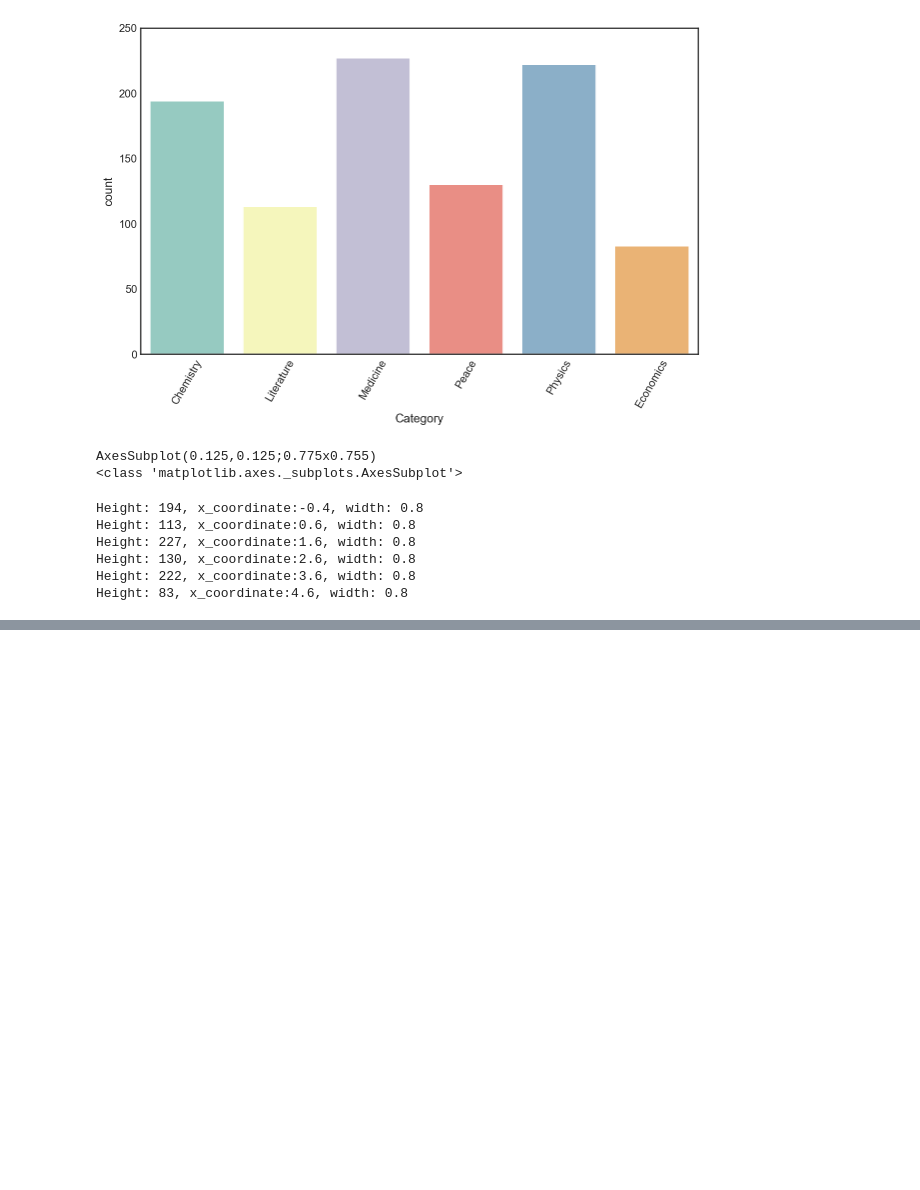
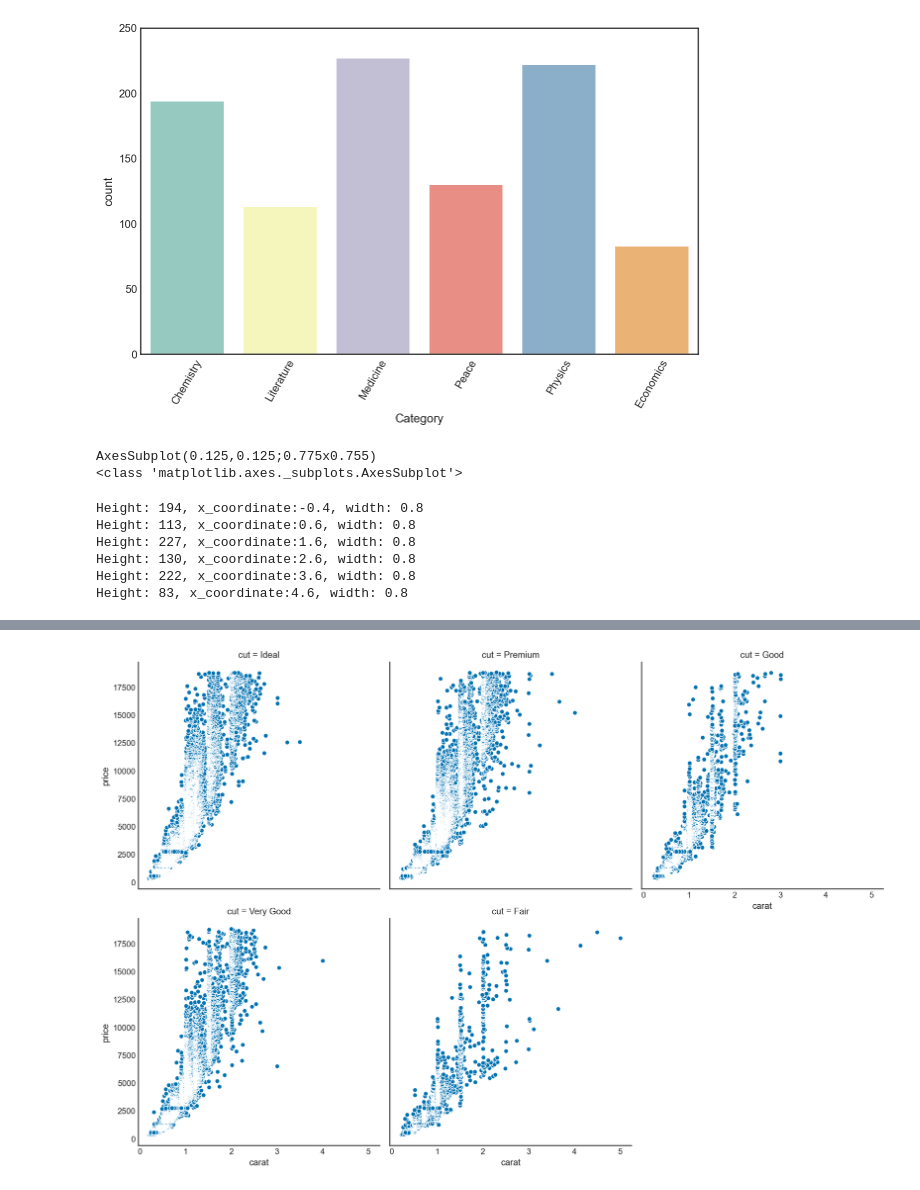
Before and after one commit to dongmeic/PythonLearning, a Jupyter notebook: Random/Deep-guide-into-styling-plots-delivering-effective-visuals.ipynb, the cells around one changed output, grey strips where cells are left out. Cells and saved outputs as stored; diff of their text form; code cells hidden in the pictures; blank space fills up the shorter version.

```diff
--- a/Random/Deep-guide-into-styling-plots-delivering-effective-visuals.ipynb
+++ b/Random/Deep-guide-into-styling-plots-delivering-effective-visuals.ipynb
@@ -196,0 +252,5 @@ Text(0, 15, '83')
+# %%
+for key, palette in sns.palettes.SEABORN_PALETTES.items():
+    sns.set_palette(palette);
+    sns.palplot(sns.color_palette());
+    plt.title(key);
@@ -196,0 +271,5 @@ Text(0, 15, '83')
+# %%
+sns.relplot(x='carat', y='price',
+            data=diamonds, col='cut', col_wrap=3);
+# %% [output]
+[figure, added]
```
Also changed, not shown: parts of 9 cells of this notebook.
